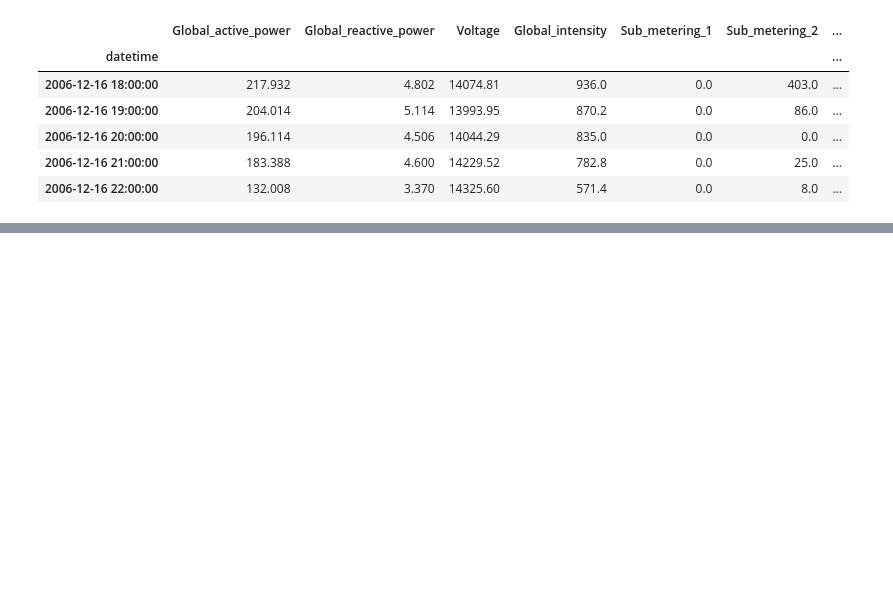
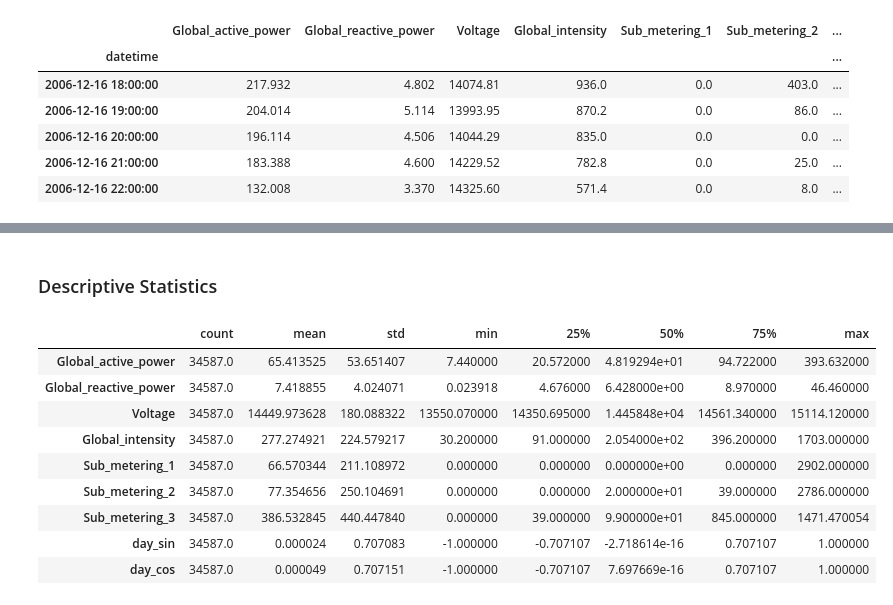
Before and after one commit to Ibrahim-Ola/time-series-python, a Jupyter notebook: data_preparation.ipynb, the cells around one changed output, grey strips where cells are left out. Drawn from its saved outputs; the diff is of its cells as text; code cells hidden in the pictures; blank space fills up the shorter version.

```diff
--- a/data_preparation.ipynb
+++ b/data_preparation.ipynb
@@ -156,0 +175,15 @@ memory usage: 2.1 MB
+# %% [markdown]
+### Descriptive Statistics
+# %%
+hourly_power_consumption.describe().T
+# %% [output]
+|  | count | mean | std | min | 25% | 50% | 75% | max |
+| Global_active_power | 34587.0 | 65.413525 | 53.651407 | 7.440000 | 20.572000 | 4.819294e+01 | 94.722000 | 393.632000 |
+| Global_reactive_power | 34587.0 | 7.418855 | 4.024071 | 0.023918 | 4.676000 | 6.428000e+00 | 8.970000 | 46.460000 |
+| Voltage | 34587.0 | 14449.973628 | 180.088322 | 13550.070000 | 14350.695000 | 1.445848e+04 | 14561.340000 | 15114.120000 |
+| Global_intensity | 34587.0 | 277.274921 | 224.579217 | 30.200000 | 91.000000 | 2.054000e+02 | 396.200000 | 1703.000000 |
+| Sub_metering_1 | 34587.0 | 66.570344 | 211.108972 | 0.000000 | 0.000000 | 0.000000e+00 | 0.000000 | 2902.000000 |
+| Sub_metering_2 | 34587.0 | 77.354656 | 250.104691 | 0.000000 | 0.000000 | 2.000000e+01 | 39.000000 | 2786.000000 |
+| Sub_metering_3 | 34587.0 | 386.532845 | 440.447840 | 0.000000 | 39.000000 | 9.900000e+01 | 845.000000 | 1471.470054 |
+| day_sin | 34587.0 | 0.000024 | 0.707083 | -1.000000 | -0.707107 | -2.718614e-16 | 0.707107 | 1.000000 |
+| day_cos | 34587.0 | 0.000049 | 0.707151 | -1.000000 | -0.707107 | 7.697669e-16 | 0.707107 | 1.000000 |
```
Also changed, not shown: parts of 7 cells of this notebook.
